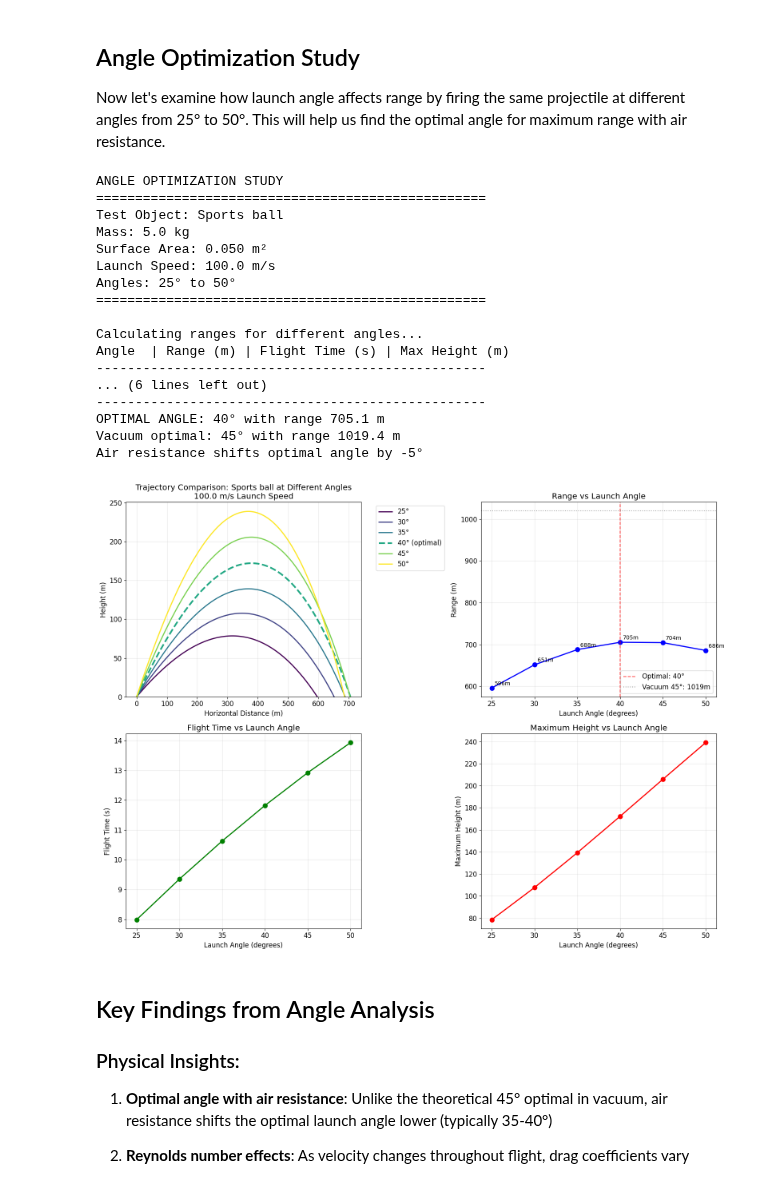
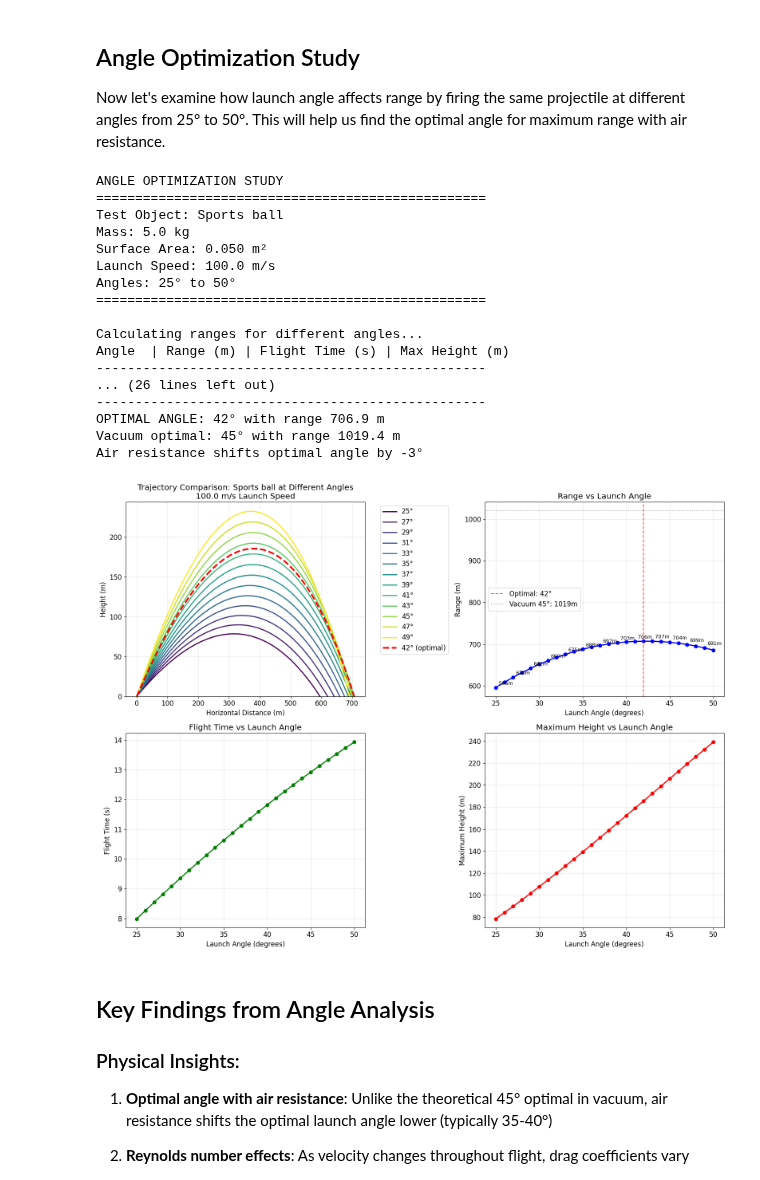
Before and after one commit to lookbusy1344/Relativity, a Jupyter notebook: Python/Projectile Trajectories.ipynb, the cells around one changed output. Saved outputs shown, nothing was run; the diff lists cells and outputs as text; code cells hidden in the pictures.

Commit message:
Showing single degree increments

```diff
--- a/Python/Projectile Trajectories.ipynb
+++ b/Python/Projectile Trajectories.ipynb
@@ -348,7 +348,7 @@ import matplotlib.cm as cm
 
 # Choose a representative projectile for angle study (sphere)
 test_projectile = projectiles["sphere"]
-angle_range = np.arange(25, 55, 5)  # 25° to 50° in 5° increments
+angle_range = np.arange(25, 51, 1)  # 25° to 50° in 1° increments
 
 print("ANGLE OPTIMIZATION STUDY")
 print("=" * 50)
@@ -409,10 +409,11 @@ print(
 # Create comprehensive angle comparison plots
 fig, ((ax1, ax2), (ax3, ax4)) = plt.subplots(2, 2, figsize=(16, 12))
 
-# Plot 1: All trajectories on same plot - Updated colormap access
-colors_angles = plt.colormaps["viridis"](np.linspace(0, 1, len(angle_range)))
+# Plot 1: All trajectories on same plot - show every 2 degrees to reduce clutter
+plot_angles = angle_range[::2]  # Every 2nd angle
+colors_angles = plt.colormaps["viridis"](np.linspace(0, 1, len(plot_angles)))
 
-for i, angle in enumerate(angle_range):
+for i, angle in enumerate(plot_angles):
     traj = angle_data[angle]
     line_style = "--" if angle == optimal_angle else "-"
     line_width = 3 if angle == optimal_angle else 2
@@ -426,6 +427,18 @@ for i, angle in enumerate(angle_range):
         label=f"{angle}°" + (" (optimal)" if angle == optimal_angle else ""),
     )
 
+# Always plot the optimal angle if it's not in plot_angles
+if optimal_angle not in plot_angles:
+    traj = angle_data[optimal_angle]
+    ax1.plot(
+        traj["x"],
+        traj["y"],
+        color="red",
+        linestyle="--",
+        linewidth=3,
+        label=f"{optimal_angle}° (optimal)",
+    )
+
 ax1.set_xlabel("Horizontal Distance (m)")
 ax1.set_ylabel("Height (m)")
 ax1.set_title(
@@ -435,11 +448,11 @@ ax1.grid(True, alpha=0.3)
 ax1.legend(bbox_to_anchor=(1.05, 1), loc="upper left")
 ax1.set_ylim(bottom=0)
 
-# Plot 2: Range vs Angle
+# Plot 2: Range vs Angle - show all data points but annotate every 2 degrees
 angles_list = list(angle_data.keys())
 ranges_list = [angle_data[angle]["distance"] for angle in angles_list]
 
-ax2.plot(angles_list, ranges_list, "bo-", linewidth=2, markersize=8)
+ax2.plot(angles_list, ranges_list, "bo-", linewidth=2, markersize=6)
 ax2.axvline(
     x=optimal_angle,
     color="red",
@@ -461,55 +474,55 @@ ax2.set_title("Range vs Launch Angle")
 ax2.grid(True, alpha=0.3)
 ax2.legend()
 
-# Add range values as text on plot
-for angle, range_val in zip(angles_list, ranges_list):
+# Add range values as text on plot - only every 2 degrees
+for angle, range_val in zip(angles_list[::2], ranges_list[::2]):
     ax2.annotate(
         f"{range_val:.0f}m",
         xy=(angle, range_val),
         xytext=(5, 5),
         textcoords="offset points",
-        fontsize=10,
+        fontsize=9,
     )
 
 # Plot 3: Flight time vs Angle
 flight_times = [angle_data[angle]["t"][-1] for angle in angles_list]
 
-ax3.plot(angles_list, flight_times, "go-", linewidth=2, markersize=8)
+ax3.plot(angles_list, flight_times, "go-", linewidth=2, markersize=6)
 ax3.set_xlabel("Launch Angle (degrees)")
 ax3.set_ylabel("Flight Time (s)")
 ax3.set_title("Flight Time vs Launch Angle")
 ax3.grid(True, alpha=0.3)
 
 # Plot 4: Maximum height vs Angle
 max_heights = [max(angle_data[angle]["y"]) for angle in angles_list]
 
-ax4.plot(angles_list, max_heights, "ro-", linewidth=2, markersize=8)
+ax4.plot(angles_list, max_heights, "ro-", linewidth=2, markersize=6)
 ax4.set_xlabel("Launch Angle (degrees)")
 ax4.set_ylabel("Maximum Height (m)")
 ax4.set_title("Maximum Height vs Launch Angle")
 ax4.grid(True, alpha=0.3)
 
 plt.tight_layout()
 plt.show()
 # %% [output]
 ANGLE OPTIMIZATION STUDY
 ==================================================
 Test Object: Sports ball
 Mass: 5.0 kg
 Surface Area: 0.050 m²
 Launch Speed: 100.0 m/s
 Angles: 25° to 50°
 ==================================================
 
 Calculating ranges for different angles...
 Angle  | Range (m) | Flight Time (s) | Max Height (m)
 --------------------------------------------------
-... (6 lines left out)
+... (26 lines left out)
 --------------------------------------------------
-OPTIMAL ANGLE: 40° with range 705.1 m
+OPTIMAL ANGLE: 42° with range 706.9 m
 Vacuum optimal: 45° with range 1019.4 m
-Air resistance shifts optimal angle by -5°
+Air resistance shifts optimal angle by -3°
-[figure, old version]
+[figure, new version]
 # %% [markdown]
 ## Key Findings from Angle Analysis
 
```
